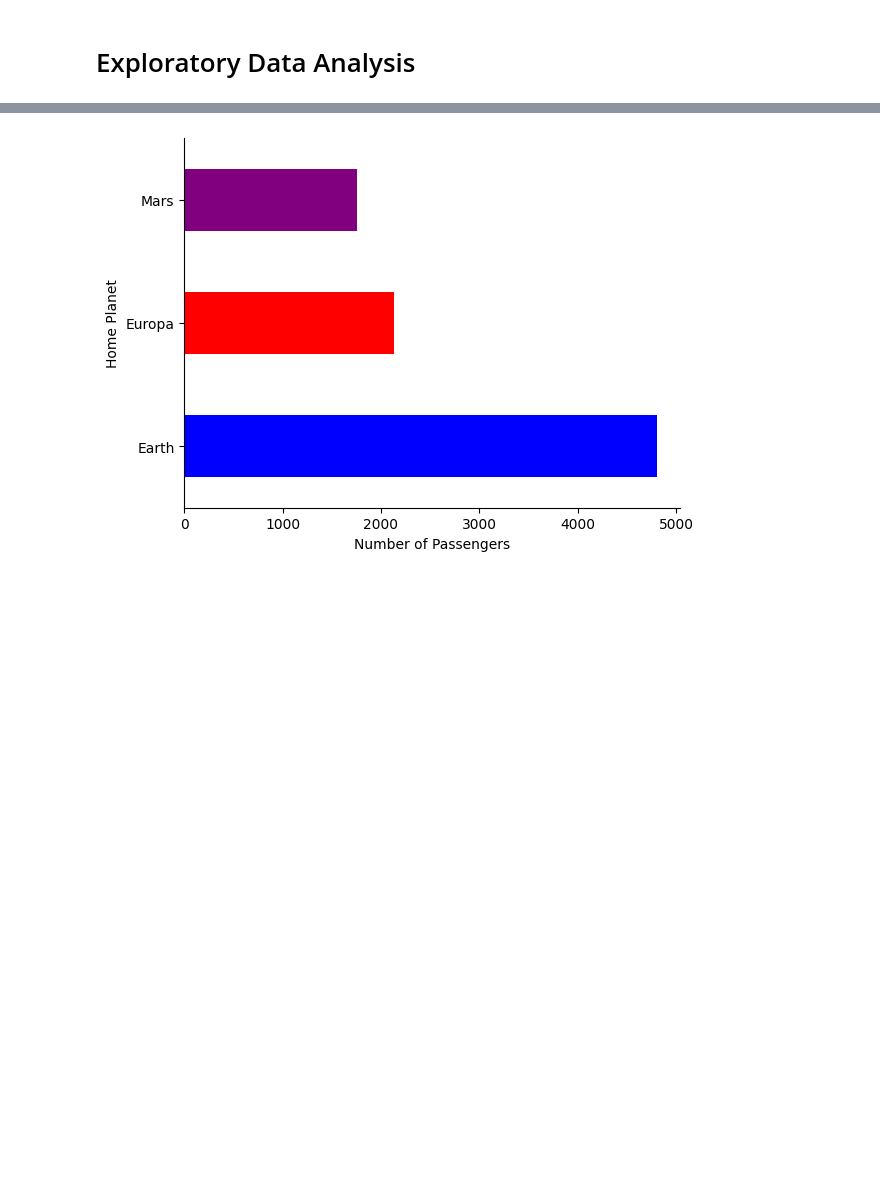
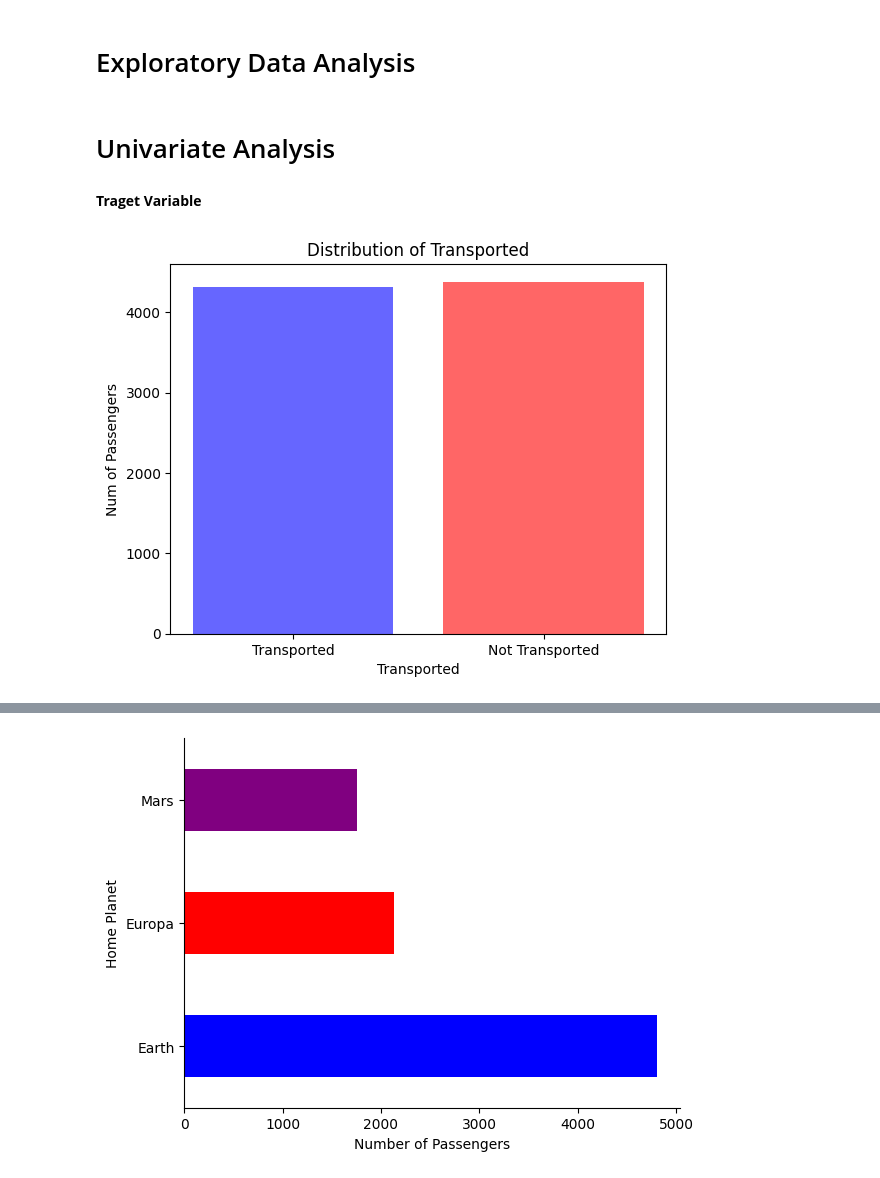
Before and after one commit to 7PAM2015-0105-2023-TEAM17/Kaggle-Challenge-Team-17, a Jupyter notebook: kaggle_Challenge_TEAM_17.ipynb, the cells around one changed output, grey strips where cells are left out. Saved outputs shown, nothing was run; the diff lists cells and outputs as text; code cells hidden in the pictures; blank space fills up the shorter version.

```diff
--- a/kaggle_Challenge_TEAM_17.ipynb
+++ b/kaggle_Challenge_TEAM_17.ipynb
@@ -170,3 +170,23 @@ train_df.describe() #again checking the statistical data after eradicating missi
 | max | 79.000000 | 14327.000000 | 29813.000000 | 23492.000000 | 22408.000000 | 24133.000000 |
 # %% [markdown]
 # Exploratory Data Analysis
+# %% [markdown]
+# Univariate Analysis
+# %% [markdown]
+**Traget Variable**
+# %%
+# Create a bar plot using Matplotlib with dimmer blue and red colors
+plt.bar(train_df['Transported'].value_counts().index, train_df['Transported'].value_counts(), color=[(1, 0, 0, 0.6), (0, 0, 1, 0.6)])  # Red and blue with 50% opacity
+
+# Set plot title and labels
+plt.title('Distribution of Transported')
+plt.xlabel('Transported')
+plt.ylabel('Num of Passengers')
+
+# Customize x-axis ticks and labels
+plt.xticks(train_df['Transported'].value_counts().index, ['Not Transported', 'Transported'])
+
+# Show the plot
+plt.show()
+# %% [output]
+[figure, added]
```
Also changed, not shown: parts of 5 cells of this notebook.
